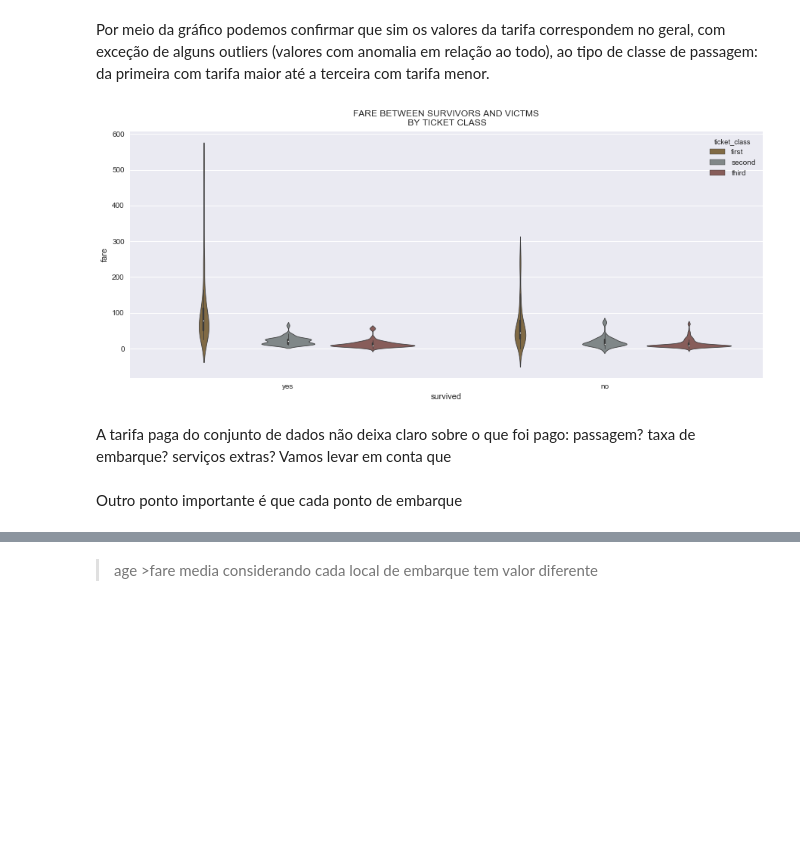
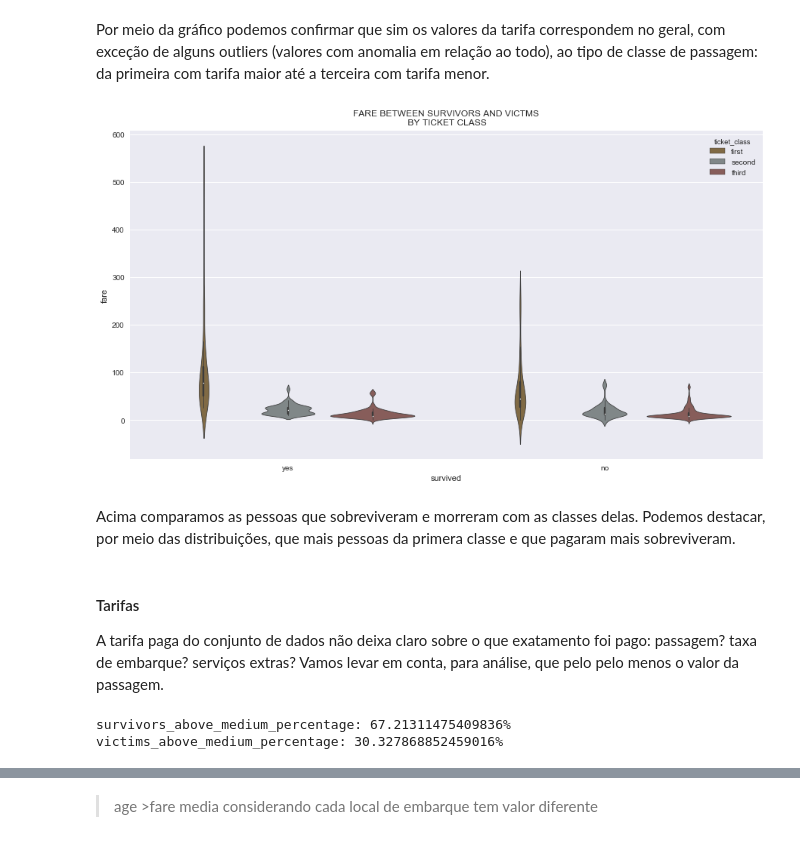
Before and after one commit to aguiarsouzatiz/udacity-nanodegree-data-science, a Jupyter notebook: 02 Data Analysis Titanic Data/data_analysis_titanic_data.ipynb, the cells around one changed output, grey strips where cells are left out. Saved outputs shown, nothing was run; the diff lists cells and outputs as text; code cells hidden in the pictures; blank space fills up the shorter version.

Commit message:
Finshed first question version 1; Adjuts titles and variables; Removes 3 question

```diff
--- a/02 Data Analysis Titanic Data/data_analysis_titanic_data.ipynb
+++ b/02 Data Analysis Titanic Data/data_analysis_titanic_data.ipynb
@@ -148,18 +168,32 @@ figure.show()
 # %% [markdown]
 Por meio da gráfico podemos confirmar que sim os valores da tarifa correspondem no geral, com exceção de alguns outliers (valores com anomalia em relação ao todo), ao tipo de classe de passagem: da primeira com tarifa maior até a terceira com tarifa menor.
 # %%
-figure, ax = plt.subplots(1,1, sharex='col', sharey='row', figsize=(15,6))
+figure, ax = plt.subplots(1,1, sharex='col', sharey='row', figsize=(15,8))
 # ----------------------------------------------------------------------------------------------------
 fare_ticket_class_destiny = sns.violinplot(x='survived', y='fare', order=['yes','no'], data=data_titanic,\
                                    hue_order=['first','second','third'], hue='ticket_class',\
-                                   palette=st.palette_classes, linewidth=0.8, )
+                                   palette=st.palette_classes, linewidth=0.8 )
 pf.set_title(fare_ticket_class_destiny, 'Fare between survivors and victms\n by ticket class')
 # ----------------------------------------------------------------------------------------------------
 figure.show()
 # %% [output]
-[figure, old version]
+[figure, new version]
+# %% [markdown]
+Acima comparamos as pessoas que sobreviveram e morreram com as classes delas. Podemos destacar, por meio das distribuições, que mais pessoas da primera classe e que pagaram mais sobreviveram.
 # %% [markdown]
-A tarifa paga do conjunto de dados não deixa claro sobre o que foi pago: passagem? taxa de embarque? serviços extras?
-Vamos levar em conta que
+#### Tarifas
+A tarifa paga do conjunto de dados não deixa claro sobre o que exatamento foi pago: passagem? taxa de embarque? serviços extras? Vamos levar em conta, para análise, que pelo pelo menos o valor da passagem.
-# %% [markdown]
-Outro ponto importante é que cada ponto de embarque
+# %%
+# mediana
+total_above_median = data_titanic.query(f'fare >= {first_class_median_fare}')['fare'].count()
+survivors_above_median = survivors.query(f'fare >= {first_class_median_fare}')['fare'].count()
+victims_above_median = victims.query('fare >= 62.3')['fare'].count()
+
+survivors_above_medium_percentage = dm.get_percent_of(survivors_above_median, total_above_median)
+victims_above_medium_percentage = dm.get_percent_of(victims_above_median, total_above_median)
+
+print(f'survivors_above_medium_percentage: {survivors_above_medium_percentage}%',
+      f'\nvictims_above_medium_percentage: {victims_above_medium_percentage}%')
+# %% [output]
+survivors_above_medium_percentage: 67.21311475409836%
+victims_above_medium_percentage: 30.327868852459016%
```
Also changed, not shown: parts of 29 cells of this notebook.
